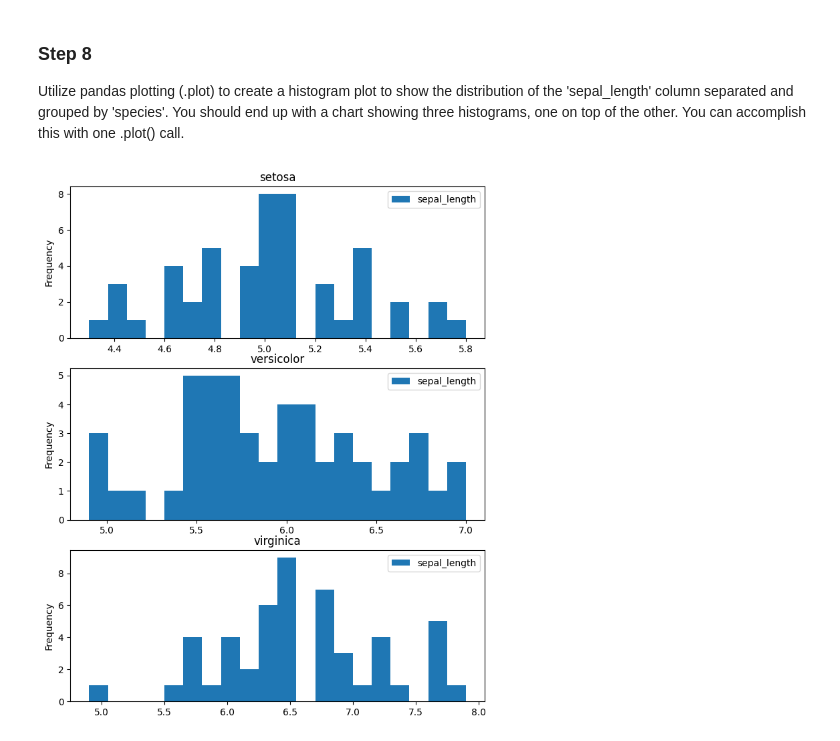
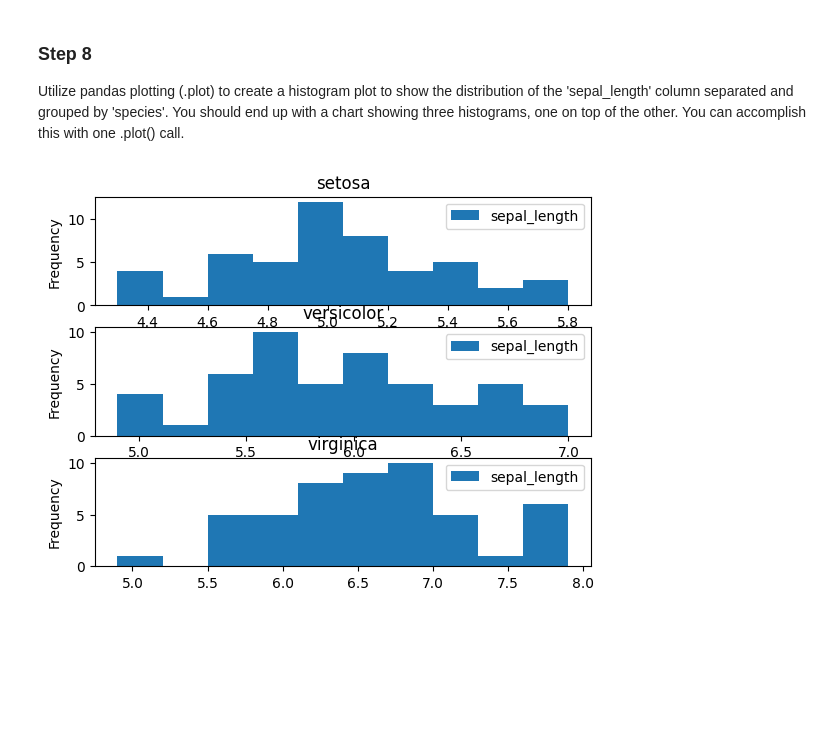
Before and after one commit to drivernf/DS_Course0_Week1_Module6_SeabornPandas, a Jupyter notebook: SeabornPandas.ipynb, the cells around one changed output. Saved outputs shown, nothing was run; the diff lists cells and outputs as text; code cells hidden in the pictures; blank space fills up the shorter version.

```diff
--- a/SeabornPandas.ipynb
+++ b/SeabornPandas.ipynb
@@ -237,15 +237,11 @@ Utilize pandas plotting (.plot) to create a histogram plot to show the distribut
 # %%
 # CodeGrade step8
 # Replace None with your code
 
 # Plot
-iris[['sepal_length', 'species']].plot(
+histplot2 = iris[['sepal_length', 'species']].plot(
     kind='hist',
     by='species',
-    bins=20,
-    figsize=(8,10)
 )
-
-plt.show()
 # %% [output]
-[figure, old version]
+[figure, new version]
```
